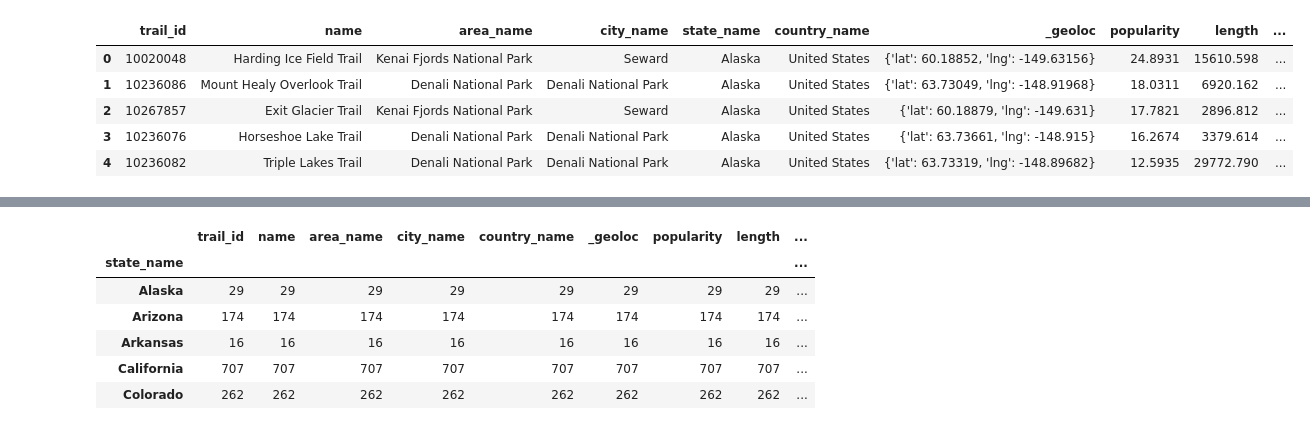
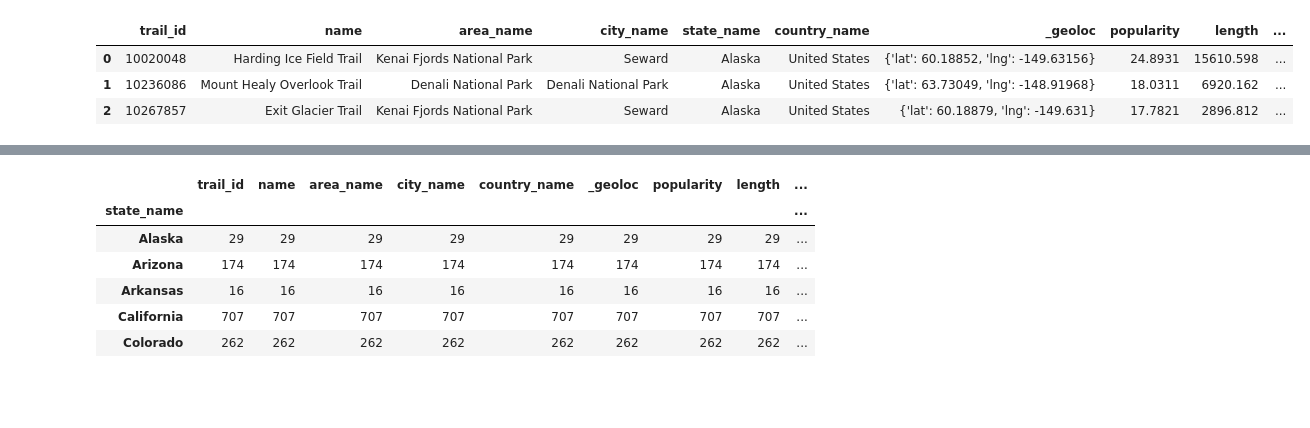
Before and after one commit to nmuldowney/all-trails, a Jupyter notebook: all_trails.ipynb, the cells around one changed output, grey strips where cells are left out. Cells and saved outputs as stored; diff of their text form; code cells hidden in the pictures; blank space fills up the shorter version.

```diff
--- a/all_trails.ipynb
+++ b/all_trails.ipynb
@@ -11,16 +11,14 @@ import folium
 from folium.plugins import MarkerCluster
 from folium.plugins import FastMarkerCluster
 # %%
-all_trails=pd.read_csv('../side_projects/all_trails.csv')
+all_trails=pd.read_csv('../side_projects/all-trails/all_trails.csv')
 # %%
-all_trails.head(5)
+all_trails.head(3)
 # %% [output]
 |  | trail_id | name | area_name | city_name | state_name | country_name | _geoloc | popularity | length | ... |
 | 0 | 10020048 | Harding Ice Field Trail | Kenai Fjords National Park | Seward | Alaska | United States | {'lat': 60.18852, 'lng': -149.63156} | 24.8931 | 15610.598 | ... |
 | 1 | 10236086 | Mount Healy Overlook Trail | Denali National Park | Denali National Park | Alaska | United States | {'lat': 63.73049, 'lng': -148.91968} | 18.0311 | 6920.162 | ... |
 | 2 | 10267857 | Exit Glacier Trail | Kenai Fjords National Park | Seward | Alaska | United States | {'lat': 60.18879, 'lng': -149.631} | 17.7821 | 2896.812 | ... |
-| 3 | 10236076 | Horseshoe Lake Trail | Denali National Park | Denali National Park | Alaska | United States | {'lat': 63.73661, 'lng': -148.915} | 16.2674 | 3379.614 | ... |
-| 4 | 10236082 | Triple Lakes Trail | Denali National Park | Denali National Park | Alaska | United States | {'lat': 63.73319, 'lng': -148.89682} | 12.5935 | 29772.790 | ... |
 # %%
 all_trails.info()
 # %% [output]
```
Also changed, not shown: parts of 9 cells of this notebook, 1 other file.
